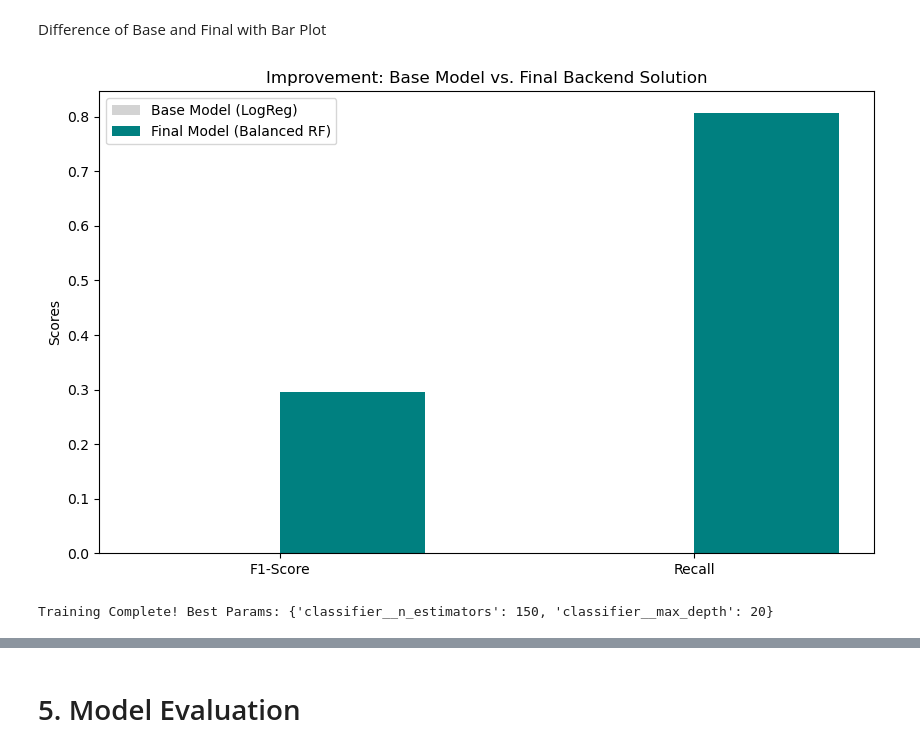
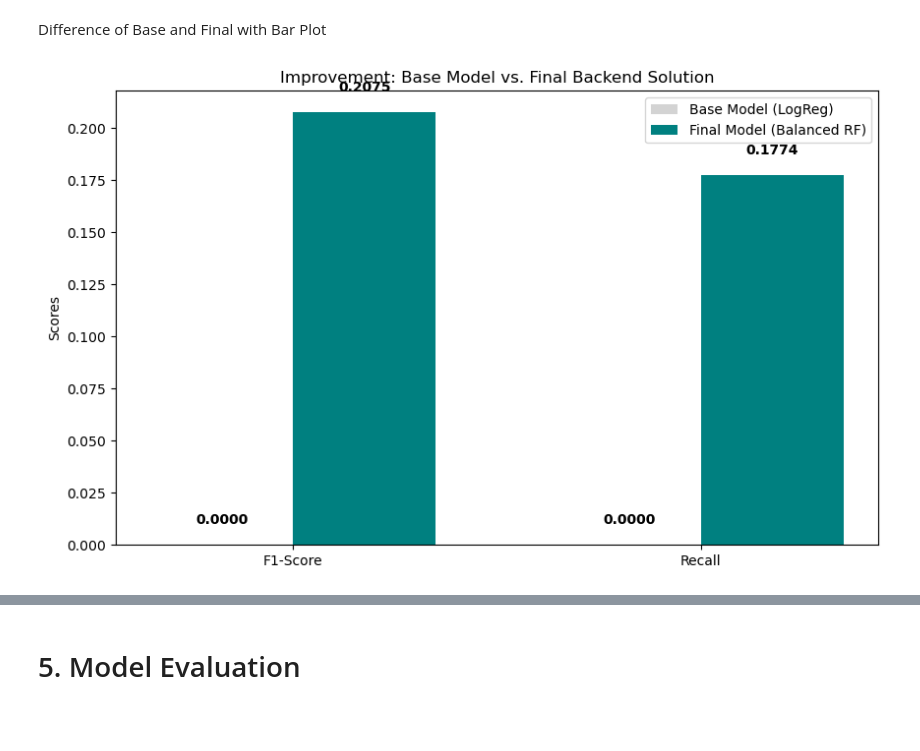
Before and after one commit to Frogkri/MLDP, a Jupyter notebook: MLDP Program Codes Submission Template.ipynb, the cells around one changed output, grey strips where cells are left out. Cells and saved outputs as stored; diff of their text form; code cells hidden in the pictures; blank space fills up the shorter version.

```diff
--- a/MLDP Program Codes Submission Template.ipynb
+++ b/MLDP Program Codes Submission Template.ipynb
@@ -189,8 +246,3 @@ plt.show()
 # 3. Data Preparation
 # %% [markdown]
 ## 3.1 Data Cleaning
-# %%
-## Clean data
-
-# Drop ID (Not useful for prediction)
-df = df.drop('id', axis=1)
@@ -276,2 +380,19 @@ Base Model F1-Score: 0.0000
 # %% [markdown]
 To improve the model, we implemented 'Balanced Class Weights.' This forces the Random Forest to prioritize the detection of Stroke cases (the minority class), which is critical for a health-tech startup focused on early intervention.
+# %%
+# 1. Define the Level 2 Pipeline
+# We bundle the preprocessor with a standard Random Forest
+model_l2 = Pipeline(steps=[
+    ('preprocessor', preprocessor),
+    ('classifier', RandomForestClassifier(random_state=42))
+])
+
+# 2. Train the Model
+# The pipeline automatically applies the cleaning/scaling to X_train
+model_l2.fit(X_train, y_train)
+
+# 3. Evaluate Level 2
+y_pred_l2 = model_l2.predict(X_test)
+
+print("Level 2 (Default Random Forest) Results:")
+print(classification_report(y_test, y_pred_l2))
@@ -319,46 +446,43 @@ This visual represents our iterative development. We successfully increased the
 # %% [markdown]
 Difference of Base and Final with Bar Plot
 # %%
+from sklearn.metrics import f1_score, recall_score
+import numpy as np
 import matplotlib.pyplot as plt
 
-# Comparison Data
+# 1. Define the variables using results from our previous levels
+# base_preds = Level 1 (Logistic Regression) results
+base_preds = model_l1.predict(X_test)
+
+# final_preds = Level 3 (Tuned Random Forest) results
+final_preds = tune.predict(X_test)
+
+# 2. Data for comparison
 metrics = ['F1-Score', 'Recall']
 base_scores = [f1_score(y_test, base_preds), recall_score(y_test, base_preds)]
 final_scores = [f1_score(y_test, final_preds), recall_score(y_test, final_preds)]
 
 x = np.arange(len(metrics))
 width = 0.35
 
+# 3. Plotting
 fig, ax = plt.subplots(figsize=(10, 6))
 ax.bar(x - width/2, base_scores, width, label='Base Model (LogReg)', color='lightgray')
 ax.bar(x + width/2, final_scores, width, label='Final Model (Balanced RF)', color='teal')
 
+# Add labels and formatting
 ax.set_ylabel('Scores')
 ax.set_title('Improvement: Base Model vs. Final Backend Solution')
 ax.set_xticks(x)
 ax.set_xticklabels(metrics)
 ax.legend()
 
+# Add value annotations on top of bars
+for i, v in enumerate(base_scores):
+    ax.text(i - width/2, v + 0.01, f"{v:.4f}", ha='center', fontweight='bold')
+for i, v in enumerate(final_scores):
+    ax.text(i + width/2, v + 0.01, f"{v:.4f}", ha='center', fontweight='bold')
+
 plt.show()
 # %% [output]
-[figure, old version]
+[figure, new version]
-# %%
-# --- STEP 3: Hyperparameter Tuning (The 'Best' Model) ---
-# Rationale: We tune the Random Forest as it showed better potential for recall.
-# Constraint: Max 3 values per hyperparameter as per project specs.
-param_dist = {
-    'classifier__n_estimators': [50, 100, 150],
-    'classifier__max_depth': [None, 10, 20]
-}
-
-# 3. Setup the Randomized Search
-# We use f1 scoring to satisfy the business need of balancing recall
-tune = RandomizedSearchCV(balanced_rf, param_distributions=param_dist, n_iter=3, cv=3, scoring='f1')
-
-# 4. Run the training
-# This will NO LONGER error because 'preprocessor' is now part of the 'tune' object
-tune.fit(X_train, y_train)
-
-print("Training Complete! Best Params:", tune.best_params_)
-# %% [output]
-Training Complete! Best Params: {'classifier__n_estimators': 150, 'classifier__max_depth': 20}
```
Also changed, not shown: parts of 25 cells of this notebook, 2 other files.
